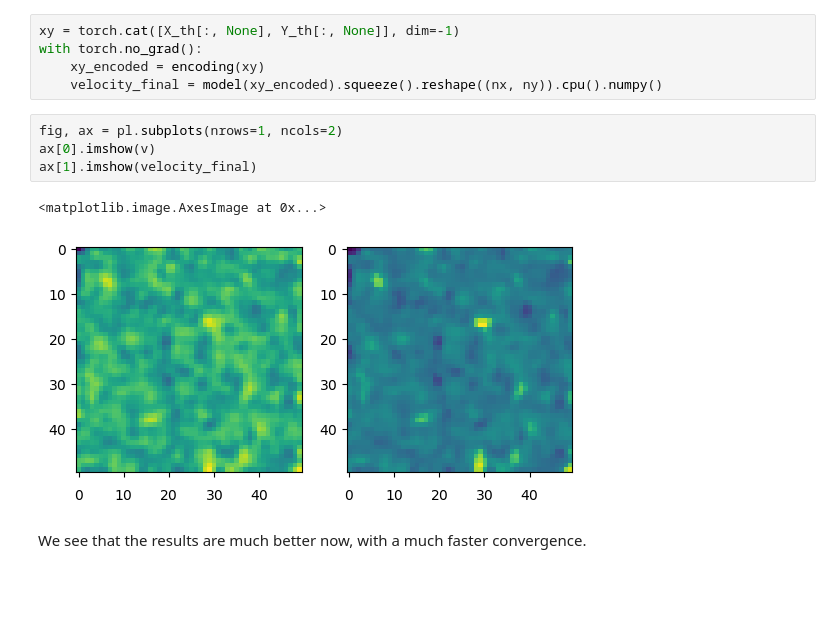
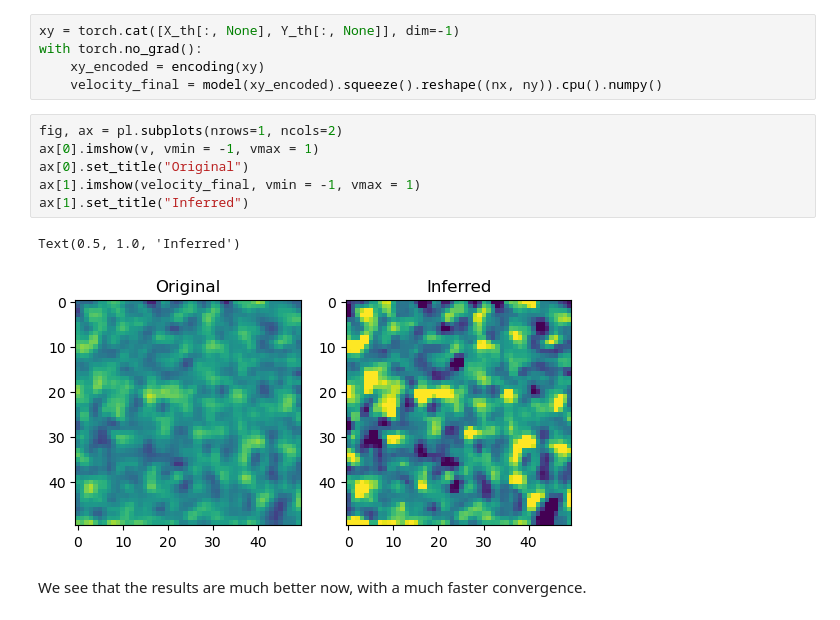
Before and after one commit to ivanzmilic/collage, a Jupyter notebook: ml_helio/neural_field.ipynb, the cells around one changed output. Saved outputs shown, nothing was run; the diff lists cells and outputs as text; blank space fills up the shorter version.

```diff
--- a/ml_helio/neural_field.ipynb
+++ b/ml_helio/neural_field.ipynb
@@ -415,11 +430,13 @@ with torch.no_grad():
     velocity_final = model(xy_encoded).squeeze().reshape((nx, ny)).cpu().numpy()
 # %%
 fig, ax = pl.subplots(nrows=1, ncols=2)
-ax[0].imshow(v)
-ax[1].imshow(velocity_final)
+ax[0].imshow(v, vmin = -1, vmax = 1)
+ax[0].set_title("Original")
+ax[1].imshow(velocity_final, vmin = -1, vmax = 1)
+ax[1].set_title("Inferred")
 # %% [output]
-<matplotlib.image.AxesImage at 0x...>
+Text(0.5, 1.0, 'Inferred')
-[figure, old version]
+[figure, new version]
 # %% [markdown]
 We see that the results are much better now, with a much faster convergence.
 # %% [markdown]
```
Also changed, not shown: parts of 20 cells of this notebook.
